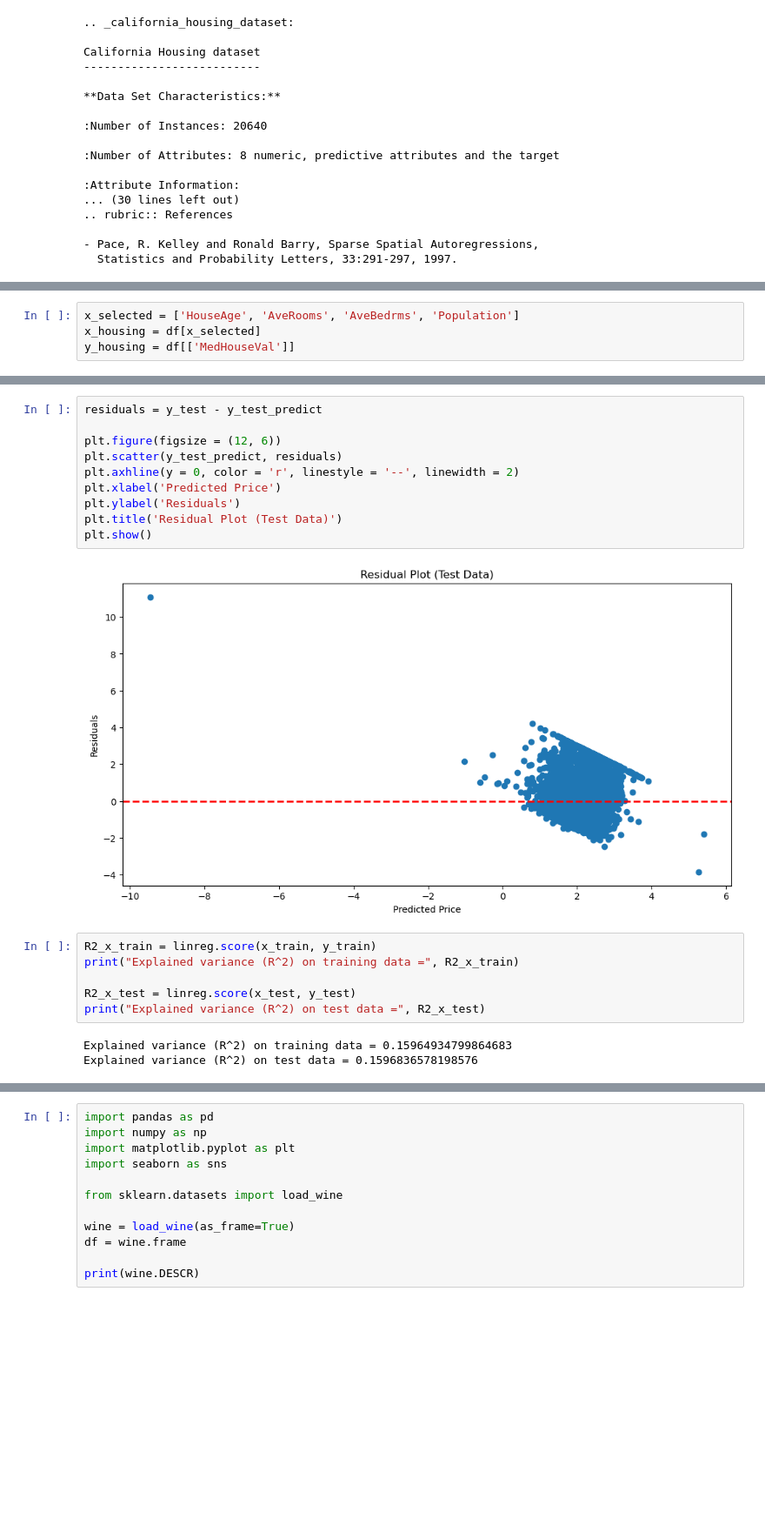
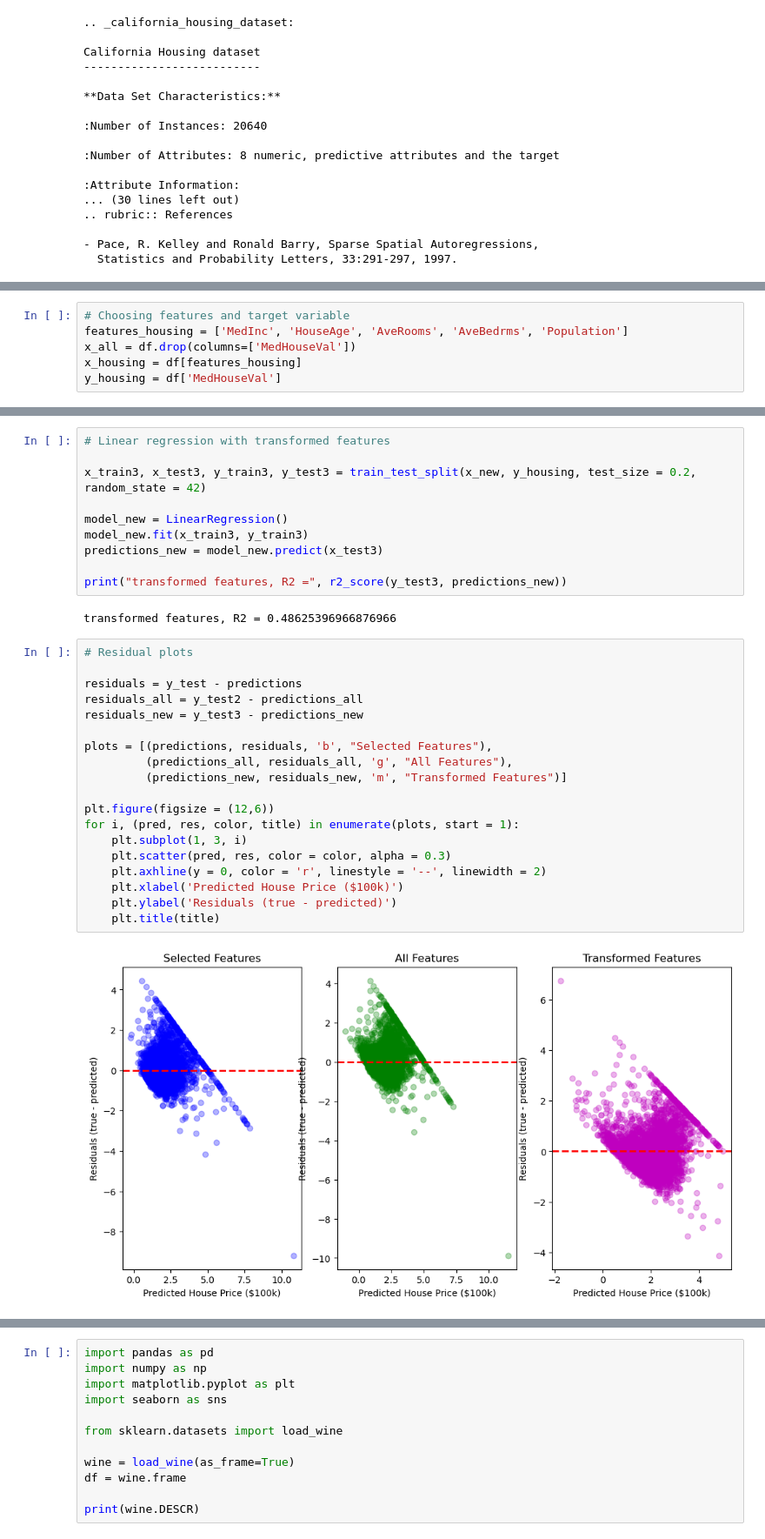
Before and after one commit to EvanAngQiXuan/IntroToMLAsg1, a Jupyter notebook: asg1_p1.ipynb, the cells around one changed output, grey strips where cells are left out. Shown at 87% size. Saved outputs shown, nothing was run; the diff lists cells and outputs as text; blank space fills up the shorter version.

```diff
--- a/asg1_p1.ipynb
+++ b/asg1_p1.ipynb
@@ -89,5 +94,7 @@ California Housing dataset
 # %%
-x_selected = ['HouseAge', 'AveRooms', 'AveBedrms', 'Population']
-x_housing = df[x_selected]
-y_housing = df[['MedHouseVal']]
+# Choosing features and target variable
+features_housing = ['MedInc', 'HouseAge', 'AveRooms', 'AveBedrms', 'Population']
+x_all = df.drop(columns=['MedHouseVal'])
+x_housing = df[features_housing]
+y_housing = df['MedHouseVal']
 # %%
@@ -137,21 +154,33 @@ plt.show()
 # %%
-residuals = y_test - y_test_predict
+# Linear regression with transformed features
 
-plt.figure(figsize = (12, 6))
-plt.scatter(y_test_predict, residuals)
-plt.axhline(y = 0, color = 'r', linestyle = '--', linewidth = 2)
-plt.xlabel('Predicted Price')
-plt.ylabel('Residuals')
-plt.title('Residual Plot (Test Data)')
-plt.show()
+x_train3, x_test3, y_train3, y_test3 = train_test_split(x_new, y_housing, test_size = 0.2, random_state = 42)
+
+model_new = LinearRegression()
+model_new.fit(x_train3, y_train3)
+predictions_new = model_new.predict(x_test3)
+
+print("transformed features, R2 =", r2_score(y_test3, predictions_new))
 # %% [output]
-[figure, removed]
+transformed features, R2 = 0.48625396966876966
 # %%
-R2_x_train = linreg.score(x_train, y_train)
-print("Explained variance (R^2) on training data =", R2_x_train)
+# Residual plots
 
-R2_x_test = linreg.score(x_test, y_test)
-print("Explained variance (R^2) on test data =", R2_x_test)
+residuals = y_test - predictions
+residuals_all = y_test2 - predictions_all
+residuals_new = y_test3 - predictions_new
+
+plots = [(predictions, residuals, 'b', "Selected Features"),
+         (predictions_all, residuals_all, 'g', "All Features"),
+         (predictions_new, residuals_new, 'm', "Transformed Features")]
+
+plt.figure(figsize = (12,6))
+for i, (pred, res, color, title) in enumerate(plots, start = 1):
+    plt.subplot(1, 3, i)
+    plt.scatter(pred, res, color = color, alpha = 0.3)
+    plt.axhline(y = 0, color = 'r', linestyle = '--', linewidth = 2)
+    plt.xlabel('Predicted House Price ($100k)')
+    plt.ylabel('Residuals (true - predicted)')
+    plt.title(title)
 # %% [output]
-Explained variance (R^2) on training data = 0.15964934799864683
-Explained variance (R^2) on test data = 0.1596836578198576
+[figure, added]
```
Also changed, not shown: parts of 8 cells of this notebook.
